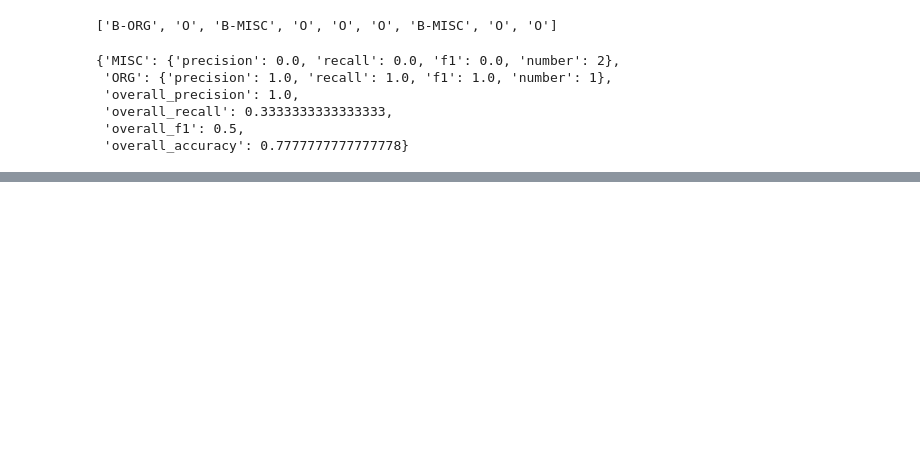
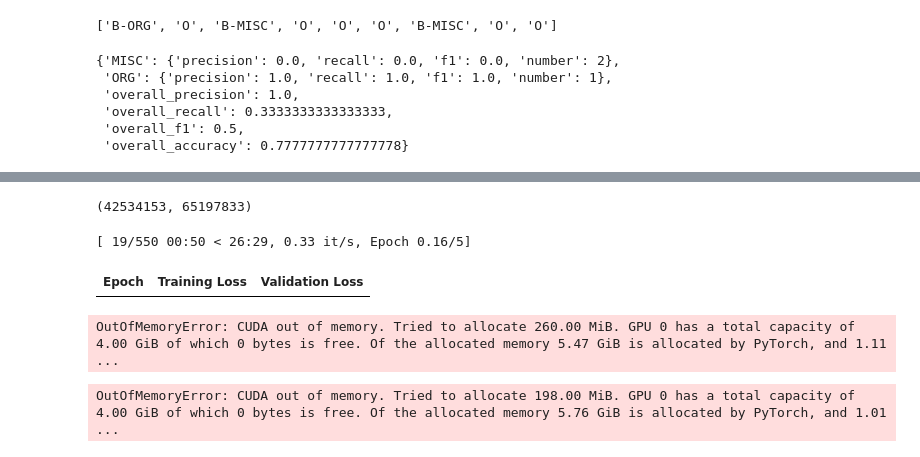
Before and after one commit to abhaysharma-dev/huggingface-transformer, a Jupyter notebook: NER_tagging_project/notebook/NER_huggingface.ipynb, the cells around one changed output, grey strips where cells are left out. Drawn from its saved outputs; the diff is of its cells as text; code cells hidden in the pictures; blank space fills up the shorter version.

Commit message:
Finetuning of Model implementation

```diff
--- a/NER_tagging_project/notebook/NER_huggingface.ipynb
+++ b/NER_tagging_project/notebook/NER_huggingface.ipynb
@@ -267,10 +258,12 @@ eval_metric.compute(predictions = [predictions],references=[true_labels])
 def compute_metrics(eval_preds):
     logits, labels = eval_preds
 
-    predictions = torch.argmax(logits,axis  = 1)
+    predictions = np.argmax(logits,axis  = -1)
     true_labels = [[ label_names[l] for l in label if l != -100] for label in labels]
     pred_labels = [[ label_names[p] for p,l in zip(prediction,label) if l != -100] for prediction,label in zip(predictions,labels)]
 
-    metric = eval_metric.compute(predictions = predictions,references = true_labels)
+    metric = eval_metric.compute(predictions = pred_labels,references = true_labels)
 
-    return {"precision":metric["overall_precision"],"recall":metric["overall_recall"],"f1":metric["overall_f1"]}
+    return {"precision":metric["overall_precision"],
+            "recall":metric["overall_recall"],
+            "f1":metric["overall_f1"]}
@@ -286,0 +292,4 @@ training_args = TrainingArguments("../model",
+# %%
+label2id = {ch:i for i, ch in enumerate(label_names)}
+id2label = dict(map(reversed,label2id.items()))
+label2id,id2label
@@ -286,0 +315,3 @@ training_args = TrainingArguments("../model",
+# %%
+from transformers import AutoModelForTokenClassification
+token_clf = AutoModelForTokenClassification.from_pretrained(model_name,id2label = id2label, label2id = label2id)
@@ -286,0 +362,21 @@ training_args = TrainingArguments("../model",
+# %%
+trainable = sum(params.numel() for params in token_clf.parameters() if params.requires_grad)
+total = sum(params.numel() for params in token_clf.parameters())
+trainable,total
+# %% [output]
+(42534153, 65197833)
+# %%
+trainer = Trainer(token_clf,args = training_args,data_collator=data_collator,
+                  train_dataset=batch["train"],
+                 eval_dataset=batch["validation"],compute_metrics=compute_metrics)
+# %%
+trainer.train()
+# %% [output]
+[ 19/550 00:50 < 26:29, 0.33 it/s, Epoch 0.16/5]
+| Epoch | Training Loss | Validation Loss |
+OutOfMemoryError: CUDA out of memory. Tried to allocate 260.00 MiB. GPU 0 has a total capacity of 4.00 GiB of which 0 bytes is free. Of the allocated memory 5.47 GiB is allocated by PyTorch, and 1.11  ...
+# %%
+results = trainer.predict(batch["test"])
+results.metrics
+# %% [output]
+OutOfMemoryError: CUDA out of memory. Tried to allocate 198.00 MiB. GPU 0 has a total capacity of 4.00 GiB of which 0 bytes is free. Of the allocated memory 5.76 GiB is allocated by PyTorch, and 1.01  ...
```
Also changed, not shown: parts of 11 cells of this notebook.
